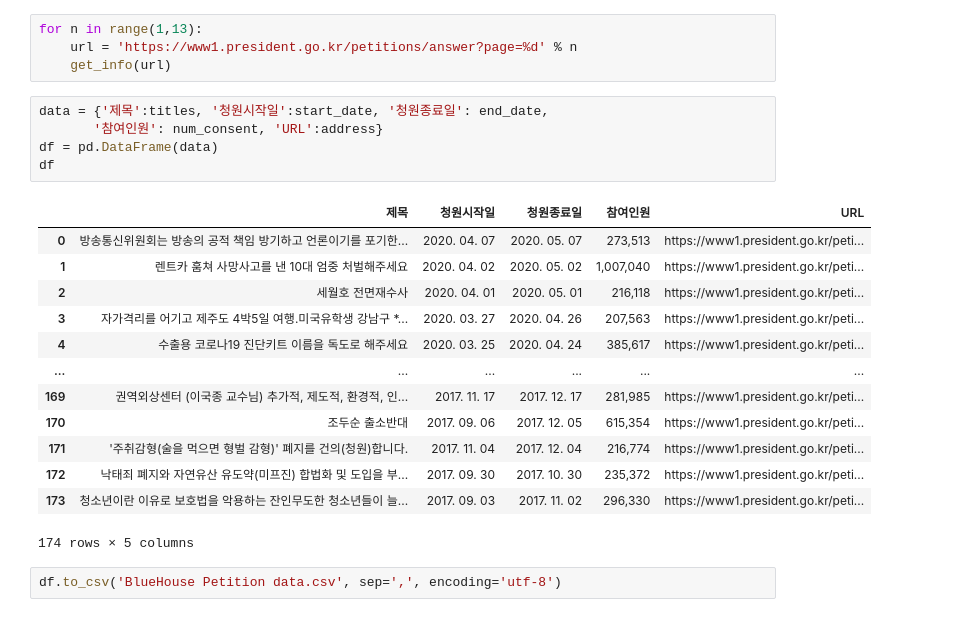
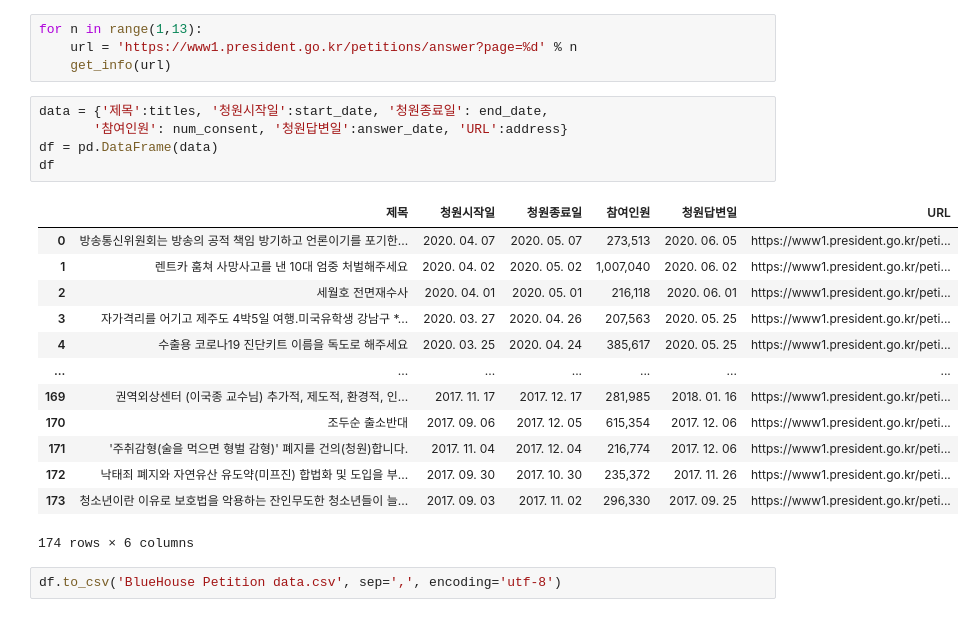
Before and after one commit to givemetarte/superhotpot, a Jupyter notebook: Intro to Data Science/청와대 청원 데이터 분석.ipynb, the cells around one changed output. Drawn from its saved outputs; the diff is of its cells as text.

```diff
--- a/Intro to Data Science/청와대 청원 데이터 분석.ipynb
+++ b/Intro to Data Science/청와대 청원 데이터 분석.ipynb
@@ -39,23 +39,23 @@ for n in range(1,13):
     get_info(url)
 # %%
 data = {'제목':titles, '청원시작일':start_date, '청원종료일': end_date,
-       '참여인원': num_consent, 'URL':address}
+       '참여인원': num_consent, '청원답변일':answer_date, 'URL':address}
 df = pd.DataFrame(data)
 df
 # %% [output]
-|  | 제목 | 청원시작일 | 청원종료일 | 참여인원 | URL |
-| 0 | 방송통신위원회는 방송의 공적 책임 방기하고 언론이기를 포기한... | 2020. 04. 07 | 2020. 05. 07 | 273,513 | https://www1.president.go.kr/peti... |
-| 1 | 렌트카 훔쳐 사망사고를 낸 10대 엄중 처벌해주세요 | 2020. 04. 02 | 2020. 05. 02 | 1,007,040 | https://www1.president.go.kr/peti... |
-| 2 | 세월호 전면재수사 | 2020. 04. 01 | 2020. 05. 01 | 216,118 | https://www1.president.go.kr/peti... |
-| 3 | 자가격리를 어기고 제주도 4박5일 여행.미국유학생 강남구 *... | 2020. 03. 27 | 2020. 04. 26 | 207,563 | https://www1.president.go.kr/peti... |
-| 4 | 수출용 코로나19 진단키트 이름을 독도로 해주세요 | 2020. 03. 25 | 2020. 04. 24 | 385,617 | https://www1.president.go.kr/peti... |
-| ... | ... | ... | ... | ... | ... |
-| 169 | 권역외상센터 (이국종 교수님) 추가적, 제도적, 환경적, 인... | 2017. 11. 17 | 2017. 12. 17 | 281,985 | https://www1.president.go.kr/peti... |
-| 170 | 조두순 출소반대 | 2017. 09. 06 | 2017. 12. 05 | 615,354 | https://www1.president.go.kr/peti... |
-| 171 | '주취감형(술을 먹으면 형벌 감형)' 폐지를 건의(청원)합니다. | 2017. 11. 04 | 2017. 12. 04 | 216,774 | https://www1.president.go.kr/peti... |
-| 172 | 낙태죄 폐지와 자연유산 유도약(미프진) 합법화 및 도입을 부... | 2017. 09. 30 | 2017. 10. 30 | 235,372 | https://www1.president.go.kr/peti... |
-| 173 | 청소년이란 이유로 보호법을 악용하는 잔인무도한 청소년들이 늘... | 2017. 09. 03 | 2017. 11. 02 | 296,330 | https://www1.president.go.kr/peti... |
+|  | 제목 | 청원시작일 | 청원종료일 | 참여인원 | 청원답변일 | URL |
+| 0 | 방송통신위원회는 방송의 공적 책임 방기하고 언론이기를 포기한... | 2020. 04. 07 | 2020. 05. 07 | 273,513 | 2020. 06. 05 | https://www1.president.go.kr/peti... |
+| 1 | 렌트카 훔쳐 사망사고를 낸 10대 엄중 처벌해주세요 | 2020. 04. 02 | 2020. 05. 02 | 1,007,040 | 2020. 06. 02 | https://www1.president.go.kr/peti... |
+| 2 | 세월호 전면재수사 | 2020. 04. 01 | 2020. 05. 01 | 216,118 | 2020. 06. 01 | https://www1.president.go.kr/peti... |
+| 3 | 자가격리를 어기고 제주도 4박5일 여행.미국유학생 강남구 *... | 2020. 03. 27 | 2020. 04. 26 | 207,563 | 2020. 05. 25 | https://www1.president.go.kr/peti... |
+| 4 | 수출용 코로나19 진단키트 이름을 독도로 해주세요 | 2020. 03. 25 | 2020. 04. 24 | 385,617 | 2020. 05. 25 | https://www1.president.go.kr/peti... |
+| ... | ... | ... | ... | ... | ... | ... |
+| 169 | 권역외상센터 (이국종 교수님) 추가적, 제도적, 환경적, 인... | 2017. 11. 17 | 2017. 12. 17 | 281,985 | 2018. 01. 16 | https://www1.president.go.kr/peti... |
+| 170 | 조두순 출소반대 | 2017. 09. 06 | 2017. 12. 05 | 615,354 | 2017. 12. 06 | https://www1.president.go.kr/peti... |
+| 171 | '주취감형(술을 먹으면 형벌 감형)' 폐지를 건의(청원)합니다. | 2017. 11. 04 | 2017. 12. 04 | 216,774 | 2017. 12. 06 | https://www1.president.go.kr/peti... |
+| 172 | 낙태죄 폐지와 자연유산 유도약(미프진) 합법화 및 도입을 부... | 2017. 09. 30 | 2017. 10. 30 | 235,372 | 2017. 11. 26 | https://www1.president.go.kr/peti... |
+| 173 | 청소년이란 이유로 보호법을 악용하는 잔인무도한 청소년들이 늘... | 2017. 09. 03 | 2017. 11. 02 | 296,330 | 2017. 09. 25 | https://www1.president.go.kr/peti... |
-174 rows × 5 columns
+174 rows × 6 columns
 # %%
 df.to_csv('BlueHouse Petition data.csv', sep=',', encoding='utf-8')
 # %%
```
Also changed, not shown: parts of 58 cells of this notebook, 4 other files.
